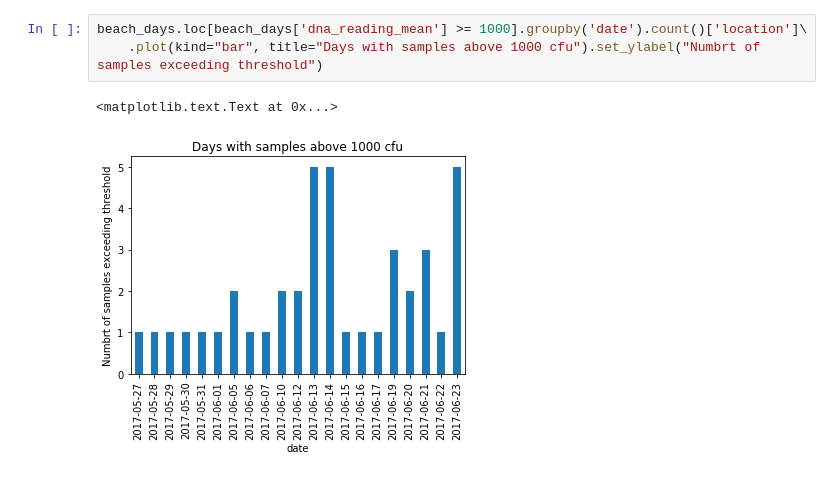
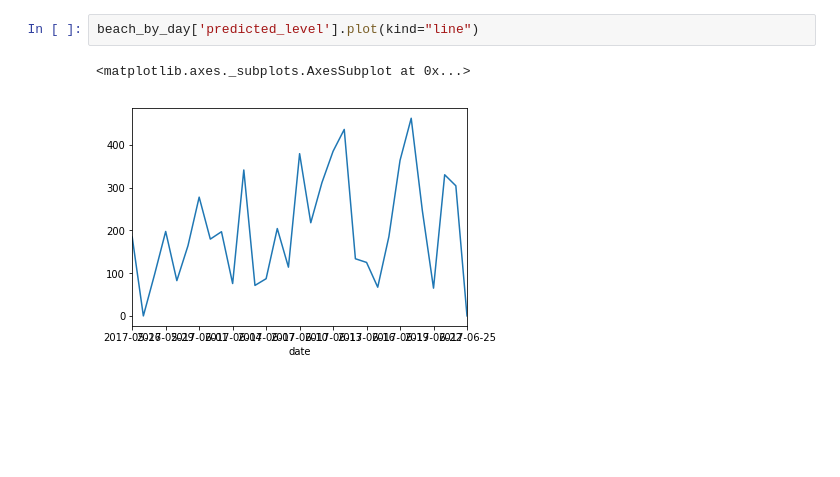
Before and after one commit to sbeslow/chibeachapp, a Jupyter notebook: notebooks/Analyze Single Beaches 2017.ipynb, the cells around one changed output. Cells and saved outputs as stored; diff of their text form; blank space fills up the shorter version.

```diff
--- a/notebooks/Analyze Single Beaches 2017.ipynb
+++ b/notebooks/Analyze Single Beaches 2017.ipynb
@@ -86,6 +71,5 @@ beach_days.loc[beach_days['dna_reading_mean'] >= 1000].groupby('beach_name').cou
-# %%
-beach_days.loc[beach_days['dna_reading_mean'] >= 1000].groupby('date').count()['location']\
-    .plot(kind="bar", title="Days with samples above 1000 cfu").set_ylabel("Numbrt of samples exceeding threshold")
-# %% [output]
-<matplotlib.text.Text at 0x...>
-[figure, removed]
+# %%
+beach_by_day['predicted_level'].plot(kind="line")
+# %% [output]
+<matplotlib.axes._subplots.AxesSubplot at 0x...>
+[figure, added]
```
Also changed, not shown: parts of 13 cells of this notebook, 1 other file.
